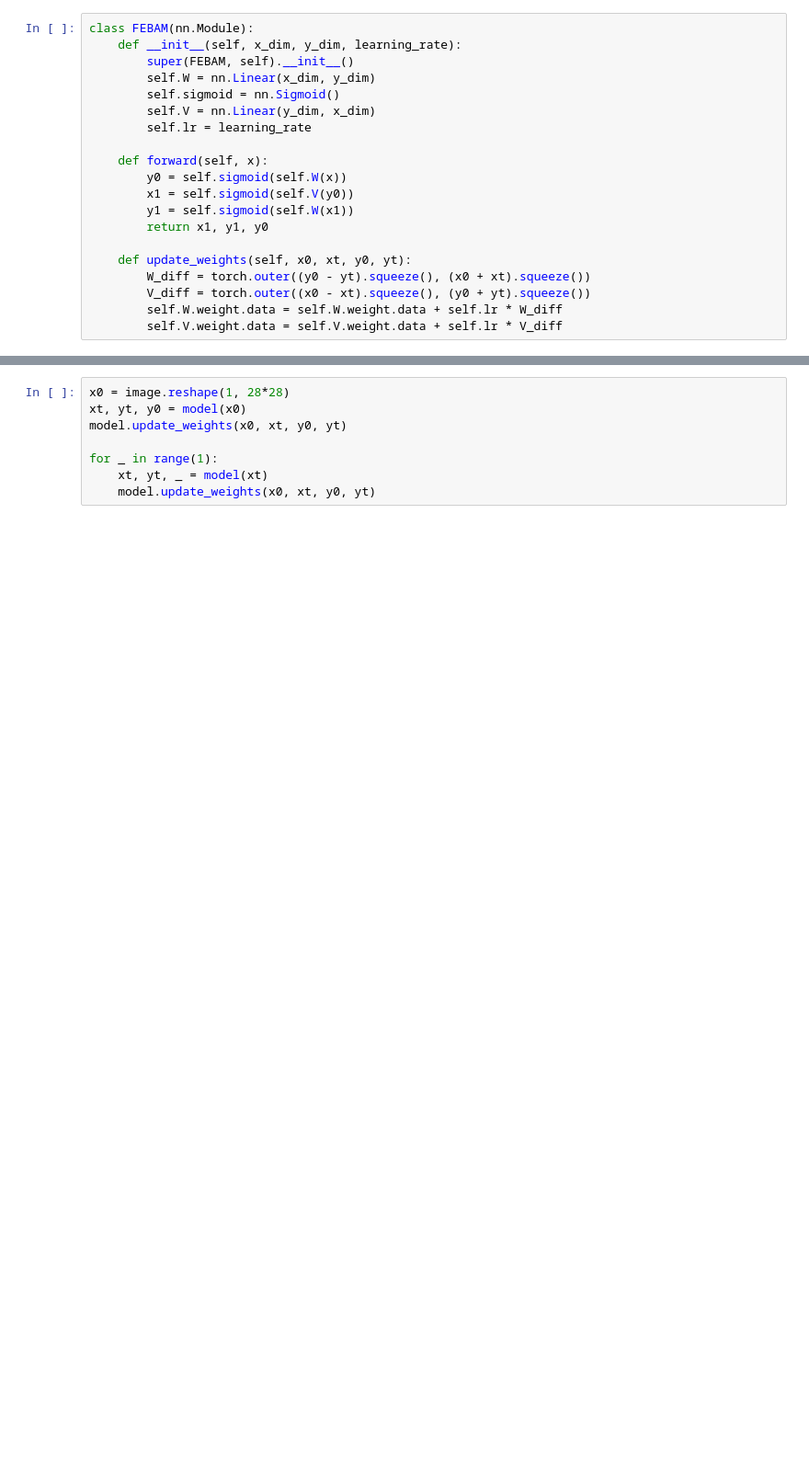
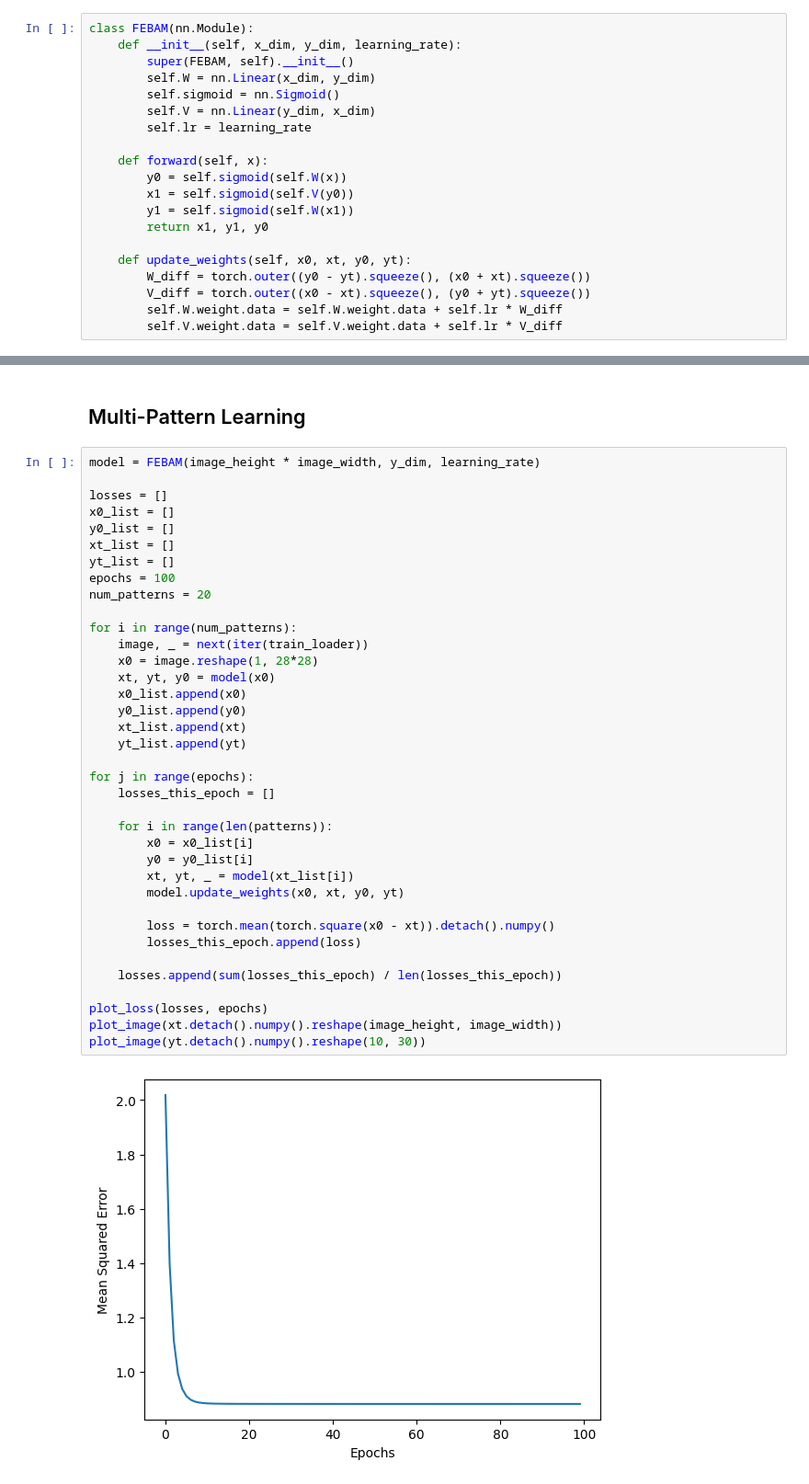
Before and after one commit to hayden-donnelly/febam, a Jupyter notebook: scripts/febam.ipynb, the cells around one changed output, grey strips where cells are left out. Shown at 92% size. Saved outputs shown, nothing was run; the diff lists cells and outputs as text; blank space fills up the shorter version.

```diff
--- a/scripts/febam.ipynb
+++ b/scripts/febam.ipynb
@@ -55,8 +97,41 @@ model = FEBAM(28 * 28, 300, learning_rate = 0.01)
+# %% [markdown]
+## Multi-Pattern Learning
 # %%
-x0 = image.reshape(1, 28*28)
-xt, yt, y0 = model(x0)
-model.update_weights(x0, xt, y0, yt)
+model = FEBAM(image_height * image_width, y_dim, learning_rate)
 
-for _ in range(1):
-    xt, yt, _ = model(xt)
-    model.update_weights(x0, xt, y0, yt)
+losses = []
+x0_list = []
+y0_list = []
+xt_list = []
+yt_list = []
+epochs = 100
+num_patterns = 20
+
+for i in range(num_patterns):
+    image, _ = next(iter(train_loader))
+    x0 = image.reshape(1, 28*28)
+    xt, yt, y0 = model(x0)
+    x0_list.append(x0)
+    y0_list.append(y0)
+    xt_list.append(xt)
+    yt_list.append(yt)
+
+for j in range(epochs):
+    losses_this_epoch = []
+
+    for i in range(len(patterns)):
+        x0 = x0_list[i]
+        y0 = y0_list[i]
+        xt, yt, _ = model(xt_list[i])
+        model.update_weights(x0, xt, y0, yt)
+
+        loss = torch.mean(torch.square(x0 - xt)).detach().numpy()
+        losses_this_epoch.append(loss)
+
+    losses.append(sum(losses_this_epoch) / len(losses_this_epoch))
+
+plot_loss(losses, epochs)
+plot_image(xt.detach().numpy().reshape(image_height, image_width))
+plot_image(yt.detach().numpy().reshape(10, 30))
+# %% [output]
+[figure, added]
```
Also changed, not shown: parts of 10 cells of this notebook.
